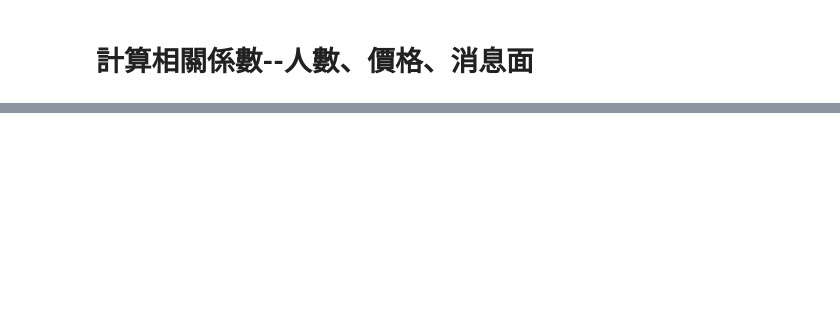
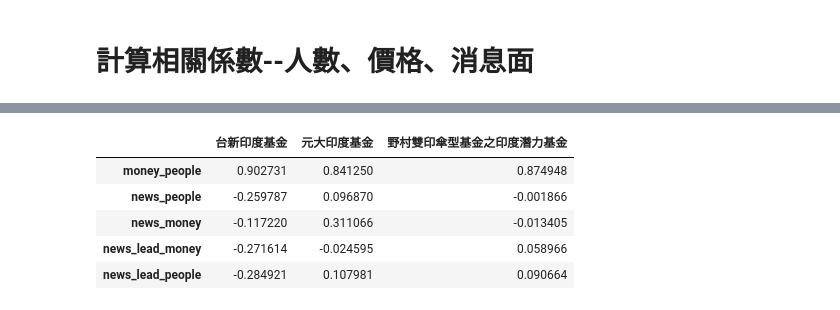
Before and after one commit to Jtrue27/Fintech-TM-ML, a Jupyter notebook: 定期定額資料爬蟲/data_preprocessing.ipynb, the cells around one changed output, grey strips where cells are left out. Drawn from its saved outputs; the diff is of its cells as text; code cells hidden in the pictures; blank space fills up the shorter version.

```diff
--- a/定期定額資料爬蟲/data_preprocessing.ipynb
+++ b/定期定額資料爬蟲/data_preprocessing.ipynb
@@ -643,8 +793,19 @@ brazil=merge(brazil_money_people,brazil_news_people,brazil_news_money)
 # %%
 india_money_people=get_money_people(result_id['India'],result_n['India'],aliveDF)
 india_news_money=get_news_money(emo_df['india'],result_id['India'],result_n['India'])
 india_news_people=get_news_people(emo_df['india'],result_id['India'],result_n['India'],aliveDF)
-india=merge(india_money_people,india_news_money,india_news_people)
+money_lead=get_news_lead_money(emo_df['india'],result_id['India'],result_n['India'])
+people_lead=get_news_lead_people(emo_df['india'],result_id['India'],result_n['India'])
+all_lead_i=pd.concat([india_money_people,india_news_money,india_news_people,money_lead,people_lead],axis=0, ignore_index=True)
+india=all_lead_i.rename(index={0:"money_people",1:"news_people",2:"news_money",3:"news_lead_money",4:"news_lead_people"})
+india
+# %% [output]
+|  | 台新印度基金 | 元大印度基金 | 野村雙印傘型基金之印度潛力基金 |
+| money_people | 0.902731 | 0.841250 | 0.874948 |
+| news_people | -0.259787 | 0.096870 | -0.001866 |
+| news_money | -0.117220 | 0.311066 | -0.013405 |
+| news_lead_money | -0.271614 | -0.024595 | 0.058966 |
+| news_lead_people | -0.284921 | 0.107981 | 0.090664 |
 # %%
 import os
 os.makedirs("correlation", exist_ok=True)
```
Also changed, not shown: parts of 14 cells of this notebook, 6 other files.
